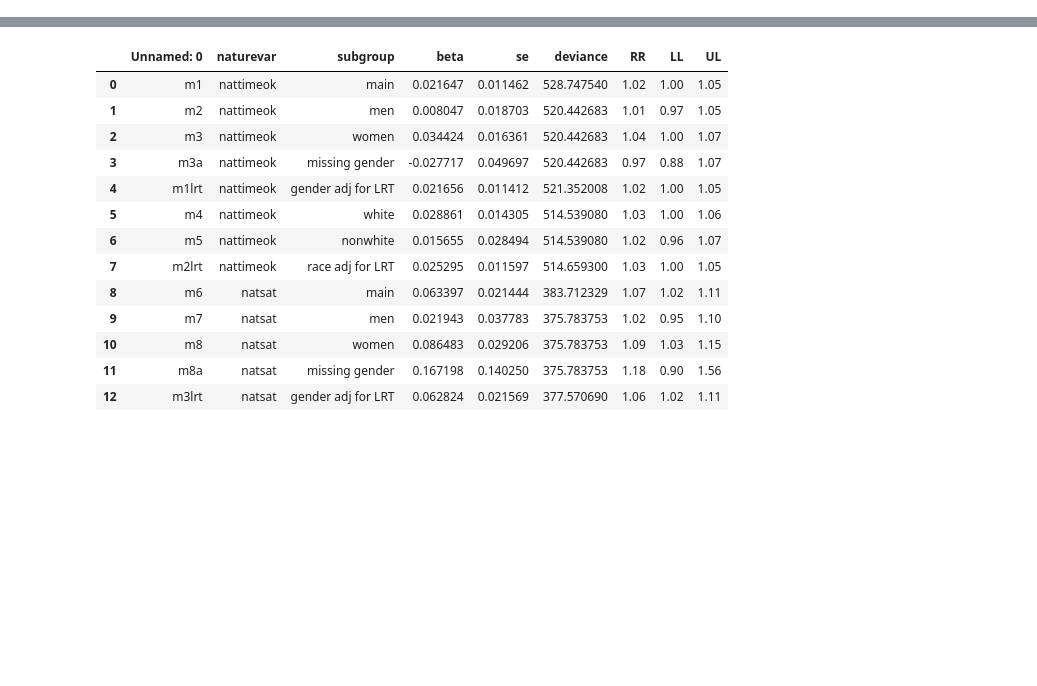
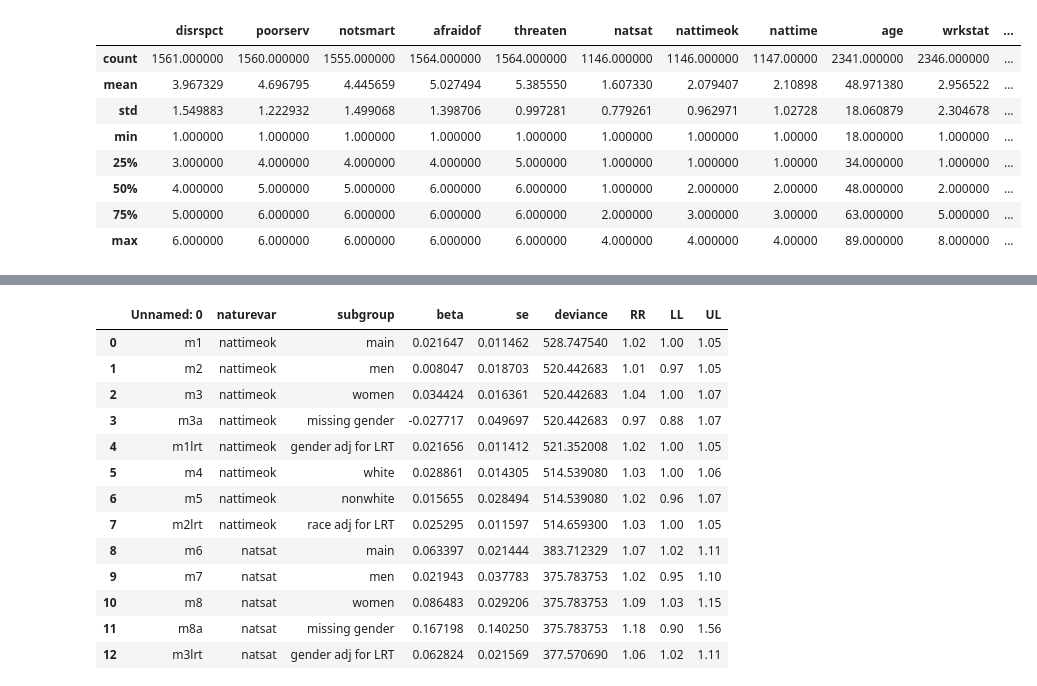
Before and after one commit to Mabus00/CSCI_6055_R, a Jupyter notebook: CSCI_6055_project.ipynb, the cells around one changed output, grey strips where cells are left out. Drawn from its saved outputs; the diff is of its cells as text; code cells hidden in the pictures; blank space fills up the shorter version.

Commit message:
got the first part done for desc stats

```diff
--- a/CSCI_6055_project.ipynb
+++ b/CSCI_6055_project.ipynb
@@ -9,7 +16,8 @@ import pandas as pd
 # %%
-DTA_PATH = "C:/Users/wayne/Dal/CSCI_6055_R/gss_green_eds/GSS2018.dta"
-MODEL_RESULTS_PATH = "C:/Users/wayne/Dal/CSCI_6055_R/gss_green_eds/model_results_fulladjustment_updated_20240208.csv"
-MORE_MODEL_RESULTS_PATH = "C:/Users/wayne/Dal/CSCI_6055_R/gss_green_eds/more_model_results_fulladjustment_updated20240208.csv"
+# create data paths
+DTA_PATH = BASE / "GSS2018.dta"
+MODEL_RESULTS_PATH = BASE / "model_results_fulladjustment_updated_20240208.csv"
+MORE_MODEL_RESULTS_PATH = BASE / "more_model_results_fulladjustment_updated20240208.csv"
 # %%
 # Load into separate DataFrames
 df = pd.read_stata(DTA_PATH, convert_categoricals=False)
@@ -17,0 +58,48 @@ df_more = pd.read_csv(MORE_MODEL_RESULTS_PATH)
+# %%
+# create a subset of df that contains the GSS2018.dta features that we will be using for our reproduction
+# these are needed to build all derived variables for RQ1–RQ3
+analytic_cols = [
+    # Everyday Discrimination Scale (EDS) raw items:
+    # These are recoded and then summed/standardized to form disc, disc_c, and disc_4cat
+    'disrspct',     # treated with less courtesy or respect
+    'poorserv',     # receives poorer service than others
+    'notsmart',     # others act as if respondent is not smart
+    'afraidof',     # others act as if they are afraid of respondent
+    'threaten',     # respondent is threatened or harassed
+
+    # Nature-related outcome items (raw Likert variables):
+    # These are transformed into binary outcomes natsat_yn, nattimeok_yn, nattime_yn
+    'natsat',       # satisfaction with day-to-day experience of nature
+    'nattimeok',    # feels they spend enough time in natural environments
+    'nattime',      # frequency of weekly time in natural environments
+
+    # Covariates used in the adjusted models:
+    # These become age (numeric), workcat (derived from wrkstat), region_cat (derived from region)
+    'age',          # respondent age
+    'wrkstat',      # employment status, recoded into workcat
+    'region',       # geographic region, recoded into region_cat
+
+    # Survey design variables needed for survey-weighted GLMs:
+    'wtssall',      # GSS full-sample survey weight
+    'vpsu',         # primary sampling unit (cluster)
+    'vstrat',       # stratification variable
+
+    # Sample restriction variable:
+    'ballot'        # used to filter respondents to Ballot 3 only
+]
+# %%
+# construct the analytic dataset (Python version of R's `b`). Note I use 'b' because Schinasi used it as her final dataset variable
+df_b = df[analytic_cols].copy()
+# %%
+# First diagnostic look at the analytic dataset
+df_b.describe(include="all")
+# %% [output]
+|  | disrspct | poorserv | notsmart | afraidof | threaten | natsat | nattimeok | nattime | age | wrkstat | ... |
+| count | 1561.000000 | 1560.000000 | 1555.000000 | 1564.000000 | 1564.000000 | 1146.000000 | 1146.000000 | 1147.00000 | 2341.000000 | 2346.000000 | ... |
+| mean | 3.967329 | 4.696795 | 4.445659 | 5.027494 | 5.385550 | 1.607330 | 2.079407 | 2.10898 | 48.971380 | 2.956522 | ... |
+| std | 1.549883 | 1.222932 | 1.499068 | 1.398706 | 0.997281 | 0.779261 | 0.962971 | 1.02728 | 18.060879 | 2.304678 | ... |
+| min | 1.000000 | 1.000000 | 1.000000 | 1.000000 | 1.000000 | 1.000000 | 1.000000 | 1.00000 | 18.000000 | 1.000000 | ... |
+| 25% | 3.000000 | 4.000000 | 4.000000 | 4.000000 | 5.000000 | 1.000000 | 1.000000 | 1.00000 | 34.000000 | 1.000000 | ... |
+| 50% | 4.000000 | 5.000000 | 5.000000 | 6.000000 | 6.000000 | 1.000000 | 2.000000 | 2.00000 | 48.000000 | 2.000000 | ... |
+| 75% | 5.000000 | 6.000000 | 6.000000 | 6.000000 | 6.000000 | 2.000000 | 3.000000 | 3.00000 | 63.000000 | 5.000000 | ... |
+| max | 6.000000 | 6.000000 | 6.000000 | 6.000000 | 6.000000 | 4.000000 | 4.000000 | 4.00000 | 89.000000 | 8.000000 | ... |
```
Also changed, not shown: parts of 20 cells of this notebook.
